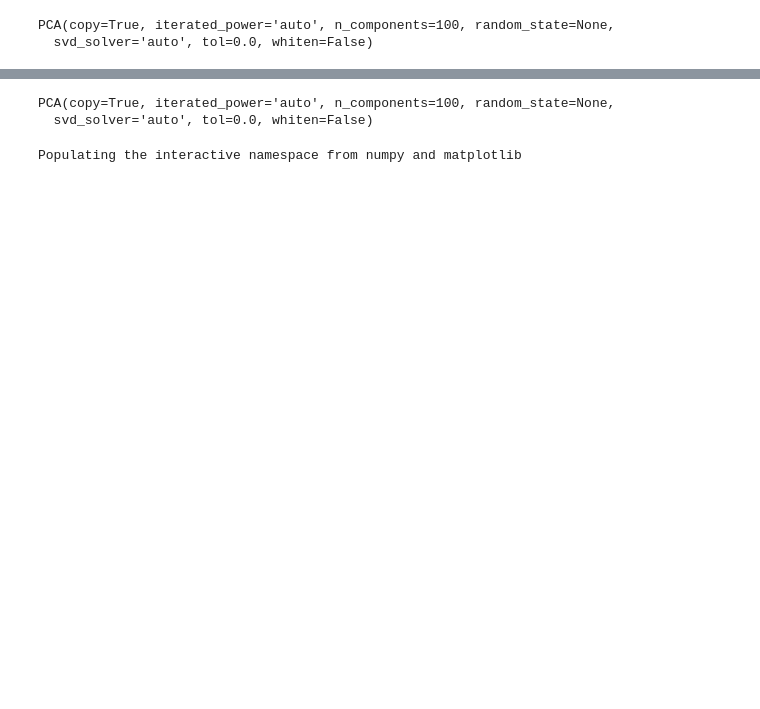
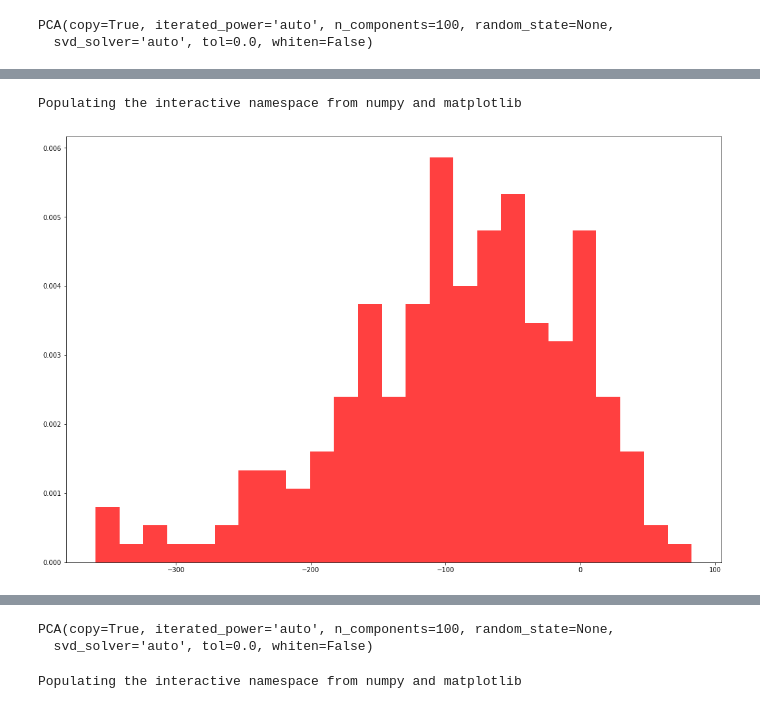
Before and after one commit to RenaudWasTaken/mnist, a Jupyter notebook: GMM_DecisionTree_CNN.ipynb, the cells around one changed output, grey strips where cells are left out. Saved outputs shown, nothing was run; the diff lists cells and outputs as text; code cells hidden in the pictures; blank space fills up the shorter version.

```diff
--- a/GMM_DecisionTree_CNN.ipynb
+++ b/GMM_DecisionTree_CNN.ipynb
@@ -97,3 +134,11 @@ train_true_positive_scores = sorted(train_true_positive_scores)
+# %%
+%pylab inline
+pylab.rcParams['figure.figsize'] = (18, 12)
+plt.hist(validation_false_positive_scores, 25, normed=1, facecolor='red', alpha=0.75)
+plt.show()
+# %% [output]
+Populating the interactive namespace from numpy and matplotlib
+[figure, added]
 # %%
 %pylab inline
 pylab.rcParams['figure.figsize'] = (18, 12)
```
Also changed, not shown: parts of 40 cells of this notebook, 1 other file.
